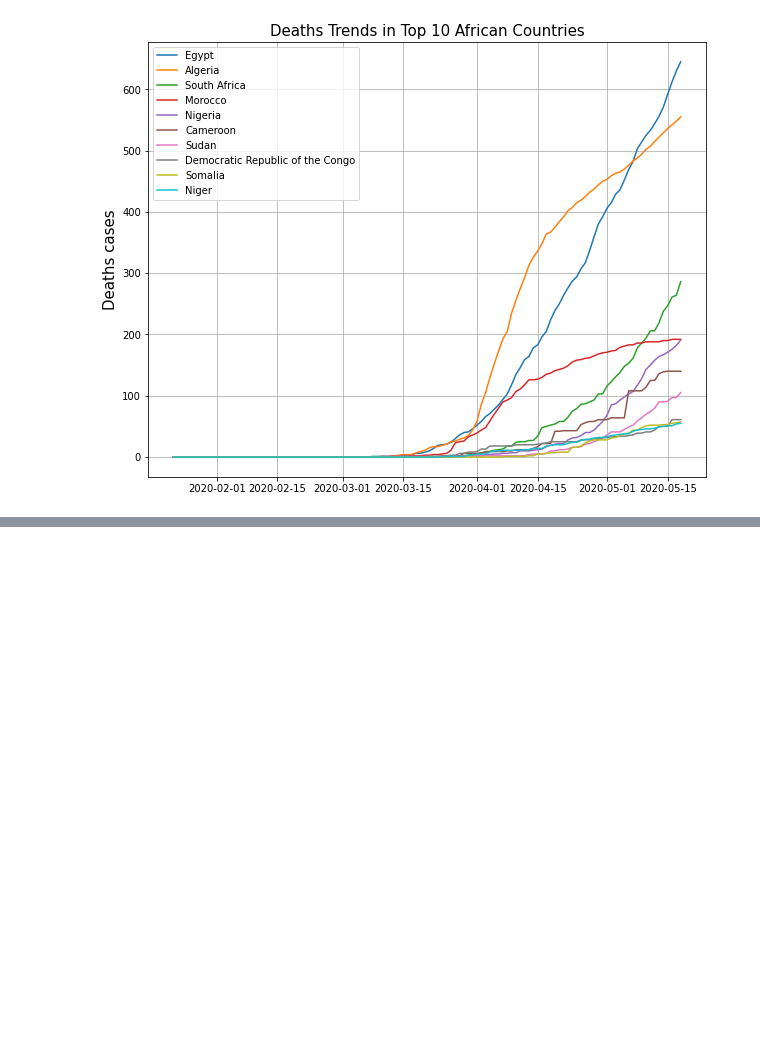
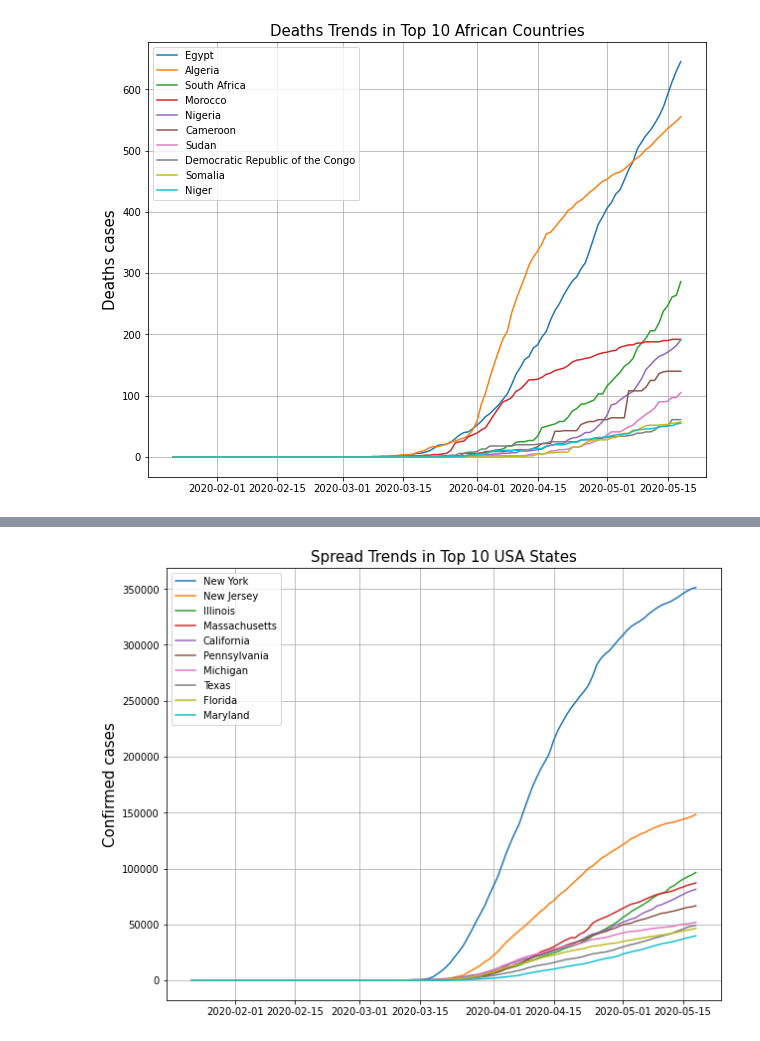
Before and after one commit to ShionFujimori/covid19-analysis, a Jupyter notebook: covid19_analysis.ipynb, the cells around one changed output, grey strips where cells are left out. Drawn from its saved outputs; the diff is of its cells as text; code cells hidden in the pictures; blank space fills up the shorter version.

```diff
--- a/covid19_analysis.ipynb
+++ b/covid19_analysis.ipynb
@@ -866,0 +884,11 @@ plt.show()
+# %%
+# Top 10 Confirmed Cases lineplot
+plt.figure(figsize=(10, 8))
+for index in us_confirmed_top.index:
+  sns.lineplot(x=pd.to_datetime(us_confirmed_top.columns), y=us_confirmed_top.loc[index, :], label=index)
+plt.grid()
+plt.ylabel("Confirmed cases", fontsize=15)
+plt.title("Spread Trends in Top 10 USA States", fontsize=15)
+plt.show()
+# %% [output]
+[figure, added]
```
Also changed, not shown: parts of 4 cells of this notebook.
